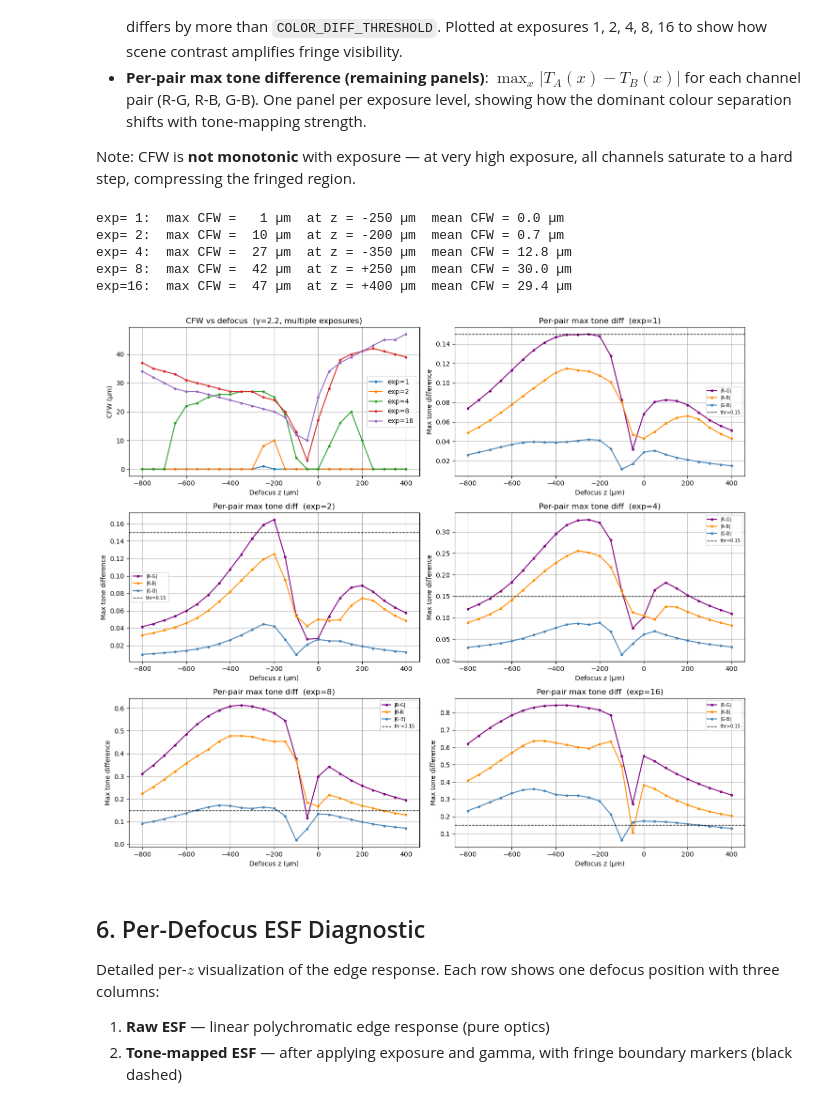
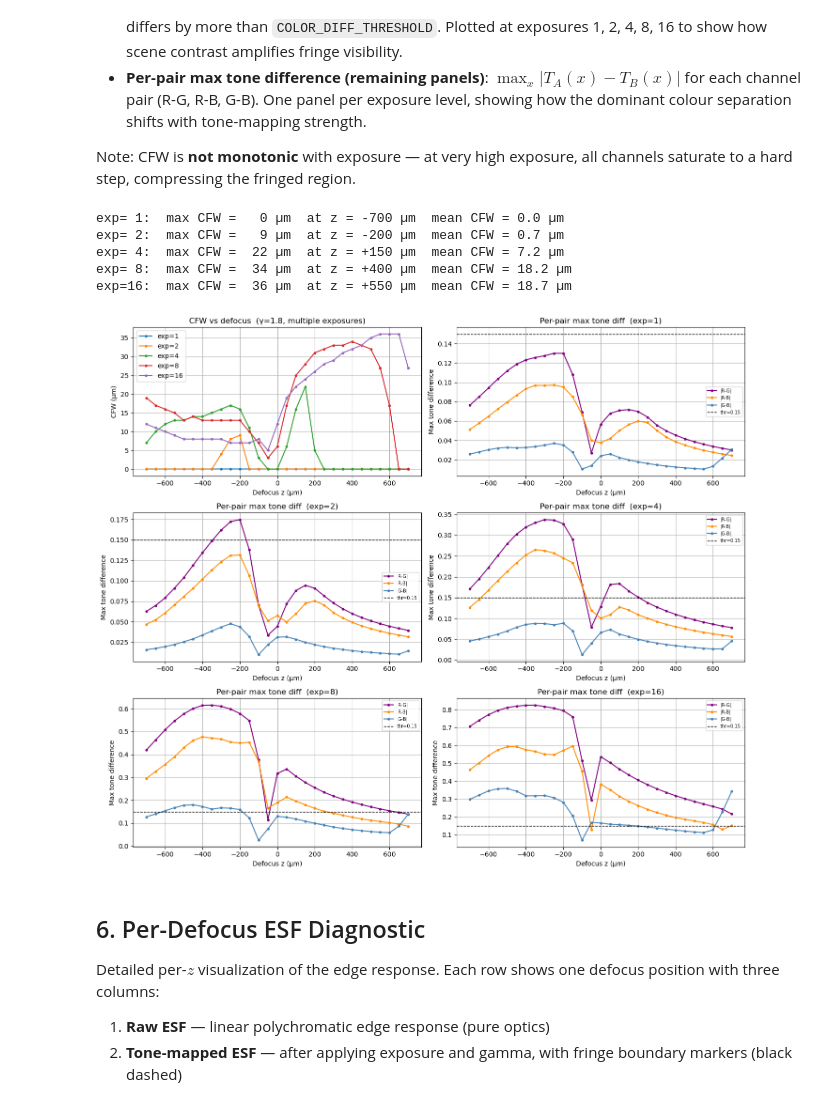
Before and after one commit to Leyangf/ColorFringeCalculation, a Jupyter notebook: examples/cfw_fftpsf_demo.ipynb, the cells around one changed output. Drawn from its saved outputs; the diff is of its cells as text; code cells hidden in the pictures.

```diff
--- a/examples/cfw_fftpsf_demo.ipynb
+++ b/examples/cfw_fftpsf_demo.ipynb
@@ -71,7 +71,9 @@ Sensor model: sonya900
 FNO = 2.0, focal length = 85.00003717952896 mm
 # %%
 # ──────────────────────────── Constants ─────────────────────────────
-GAMMA_DEFAULT        = 2.2
+GAMMA_DEFAULT        = 1.8
+DEFOCUS_RANGE        = 700        # ±z sweep (µm)
+DEFOCUS_STEP         = 50         # bake step (µm); coarser than geom (5) due to FFT cost
 COLOR_DIFF_THRESHOLD = 0.15
 
 
@@ -79,6 +81,14 @@ def _tone_map(esf: np.ndarray, gamma: float = GAMMA_DEFAULT,
               exposure: float = 4.0) -> np.ndarray:
     """Tone-map a raw ESF: (tanh(exp·x) / tanh(exp))^γ"""
     return (np.tanh(exposure * esf) / np.tanh(exposure)) ** gamma
+
+
+def _cfw_from_mask(fringed: np.ndarray) -> int:
+    """Outer-boundary CFW: span from first to last fringed pixel."""
+    idx = np.flatnonzero(fringed)
+    if idx.size == 0:
+        return 0
+    return int(idx[-1] - idx[0] + 1)
 # %% [markdown]
 ## 3. PSF Baking (Pure Optics) & Sensor Weight Application
 
@@ -113,10 +123,7 @@ _GRID_SIZE = 512
 _WL_STRIDE = 3
 _STRATEGY  = "chief_ray"
 
-_Z_MIN_BAKE  = -800
-_Z_MAX_BAKE  =  400
-_Z_STEP_BAKE =   50
-_z_bake  = np.arange(_Z_MIN_BAKE, _Z_MAX_BAKE + _Z_STEP_BAKE, _Z_STEP_BAKE)
+_z_bake  = np.arange(-DEFOCUS_RANGE, DEFOCUS_RANGE + DEFOCUS_STEP, DEFOCUS_STEP)
 _wl_bake = wl[::_WL_STRIDE]   # sensor-independent wavelength grid (from cell 2)
 
 _n = len(_z_bake)
@@ -226,7 +233,7 @@ Now apply tone mapping to the cached raw ESFs and measure colour fringing.
 
 Note: CFW is **not monotonic** with exposure — at very high exposure, all channels saturate to a hard step, compressing the fringed region.
 # %%
-# ── FFTPSF: CFW and per-pair max tone difference vs defocus ──────────────────
+# ── FFTPSF: CFW and per-pair max tone difference vs defocus ──────────
 _CFW_EXPOSURES = (1, 2, 4, 8, 16)
 _DIFF_EXPOSURES = (1, 2, 4, 8, 16)
 
@@ -239,12 +246,11 @@ for _exp in _CFW_EXPOSURES:
     for _i in range(len(_z_bake)):
         _esfs_exp = {_c: _tone_map(_esf_raw_cache[(_i, _c)], exposure=_exp)
                      for _c in ("R", "G", "B")}
-        _fringed_exp = (
-            (np.abs(_esfs_exp["R"] - _esfs_exp["G"]) > COLOR_DIFF_THRESHOLD)
-            | (np.abs(_esfs_exp["R"] - _esfs_exp["B"]) > COLOR_DIFF_THRESHOLD)
-            | (np.abs(_esfs_exp["G"] - _esfs_exp["B"]) > COLOR_DIFF_THRESHOLD)
+        _fringed_exp = is_fringe_mask(
+            _esfs_exp["R"], _esfs_exp["G"], _esfs_exp["B"],
+            diff_threshold=COLOR_DIFF_THRESHOLD,
         )
-        _cfw_exp[_i] = int(_fringed_exp.sum())
+        _cfw_exp[_i] = _cfw_from_mask(_fringed_exp)
     ax_cfw.plot(_z_bake, _cfw_exp, "o-", ms=3, label=f"exp={_exp}")
     _peak_z = _z_bake[_cfw_exp.argmax()]
     print(f"exp={_exp:>2}:  max CFW = {_cfw_exp.max():>3} µm  at z = {_peak_z:+.0f} µm  "
@@ -255,39 +261,39 @@ ax_cfw.set(title=f"CFW vs defocus  (γ={GAMMA_DEFAULT}, multiple exposures)",
 ax_cfw.legend()
 ax_cfw.grid(True)
 
 # ── Remaining slots: per-pair max tone diff at each exposure ──
 _PAIR_COLORS = {"R-G": "purple", "R-B": "darkorange", "G-B": "steelblue"}
 _slot_axes = [axes[0, 1], axes[1, 0], axes[1, 1], axes[2, 0], axes[2, 1]]
 
 for _si, _exp in enumerate(_DIFF_EXPOSURES):
     _ax = _slot_axes[_si]
     _pd_exp = {"R-G": np.zeros(len(_z_bake)),
                "R-B": np.zeros(len(_z_bake)),
                "G-B": np.zeros(len(_z_bake))}
     for _i in range(len(_z_bake)):
         _esfs_exp = {_c: _tone_map(_esf_raw_cache[(_i, _c)], exposure=_exp)
                      for _c in ("R", "G", "B")}
         _pd_exp["R-G"][_i] = np.abs(_esfs_exp["R"] - _esfs_exp["G"]).max()
         _pd_exp["R-B"][_i] = np.abs(_esfs_exp["R"] - _esfs_exp["B"]).max()
         _pd_exp["G-B"][_i] = np.abs(_esfs_exp["G"] - _esfs_exp["B"]).max()
     for _pair, _col in _PAIR_COLORS.items():
         _ax.plot(_z_bake, _pd_exp[_pair], "o-", ms=3, color=_col, label=f"|{_pair}|")
     _ax.axhline(COLOR_DIFF_THRESHOLD, color="k", ls="--", lw=1,
                 label=f"thr={COLOR_DIFF_THRESHOLD}")
     _ax.set(title=f"Per-pair max tone diff  (exp={_exp})",
             xlabel="Defocus z (µm)", ylabel="Max tone difference")
     _ax.legend(fontsize=7)
     _ax.grid(True)
 
 plt.tight_layout()
 plt.show()
 # %% [output]
-exp= 1:  max CFW =   1 µm  at z = -250 µm  mean CFW = 0.0 µm
-exp= 2:  max CFW =  10 µm  at z = -200 µm  mean CFW = 0.7 µm
-exp= 4:  max CFW =  27 µm  at z = -350 µm  mean CFW = 12.8 µm
-exp= 8:  max CFW =  42 µm  at z = +250 µm  mean CFW = 30.0 µm
-exp=16:  max CFW =  47 µm  at z = +400 µm  mean CFW = 29.4 µm
+exp= 1:  max CFW =   0 µm  at z = -700 µm  mean CFW = 0.0 µm
+exp= 2:  max CFW =   9 µm  at z = -200 µm  mean CFW = 0.7 µm
+exp= 4:  max CFW =  22 µm  at z = +150 µm  mean CFW = 7.2 µm
+exp= 8:  max CFW =  34 µm  at z = +400 µm  mean CFW = 18.2 µm
+exp=16:  max CFW =  36 µm  at z = +550 µm  mean CFW = 18.7 µm
-[figure, old version]
+[figure, new version]
 # %% [markdown]
 ## 6. Per-Defocus ESF Diagnostic
 
```
Also changed, not shown: parts of 7 cells of this notebook, 6 other files.
